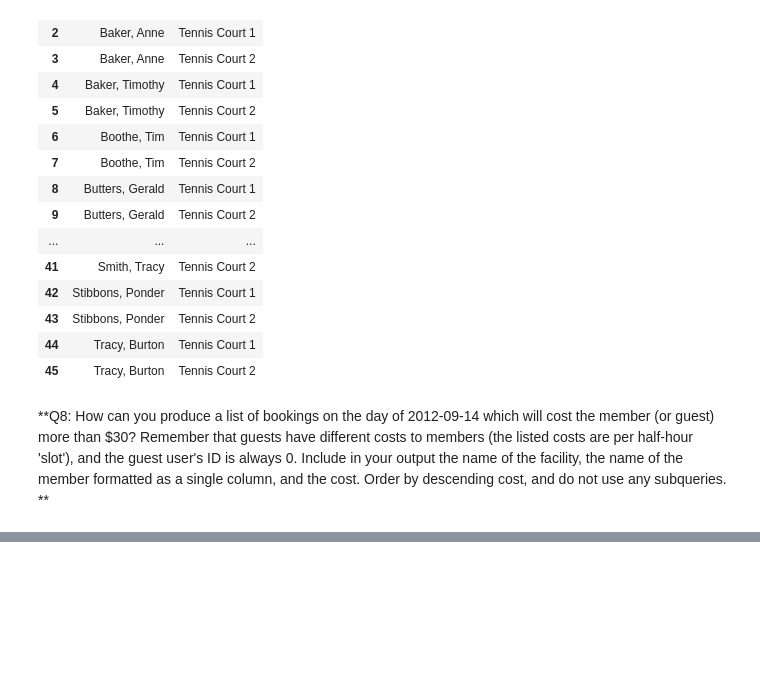
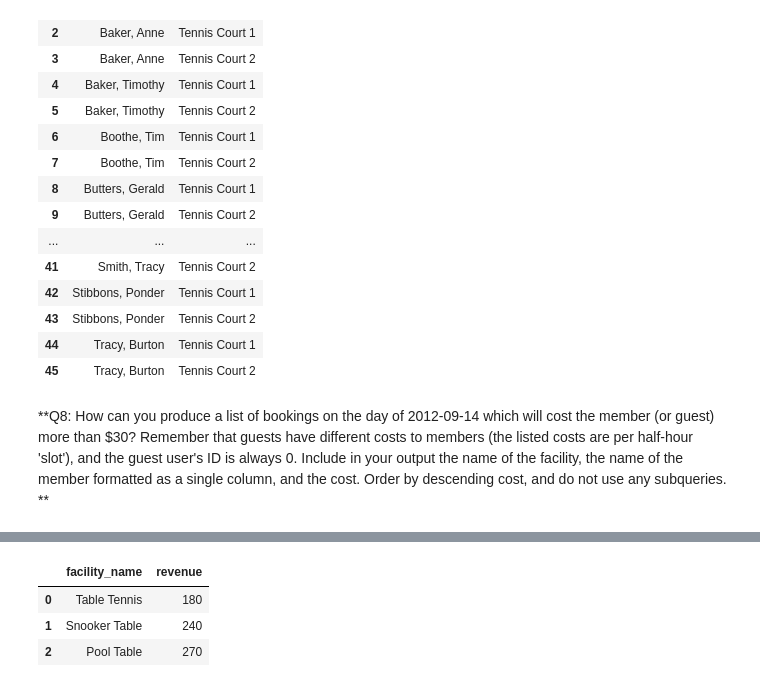
Before and after one commit to tloeber/Springboard, a Jupyter notebook: country_club_queries.ipynb, the cells around one changed output, grey strips where cells are left out. Drawn from its saved outputs; the diff is of its cells as text; code cells hidden in the pictures; blank space fills up the shorter version.

```diff
--- a/country_club_queries.ipynb
+++ b/country_club_queries.ipynb
@@ -177,3 +221,18 @@ that there's a different cost for guests and members! */
+# %%
+pd.read_sql_query('''SELECT Facilities.name AS facility_name,
+                            sum(CASE WHEN Bookings.memid = 0 THEN Facilities.guestcost*Bookings.slots
+                                     ELSE Facilities.membercost*Bookings.slots END) AS revenue
+                       FROM Bookings
+                  LEFT JOIN Facilities
+                         ON Bookings.facid = Facilities.facid
+                      GROUP BY facility_name
+                     HAVING revenue < 1000
+                   ORDER BY revenue''', conn)
+# %% [output]
+|  | facility_name | revenue |
+| 0 | Table Tennis | 180 |
+| 1 | Snooker Table | 240 |
+| 2 | Pool Table | 270 |
 # %%
 # Close connection
 conn.close()
```
Also changed, not shown: parts of 11 cells of this notebook.
